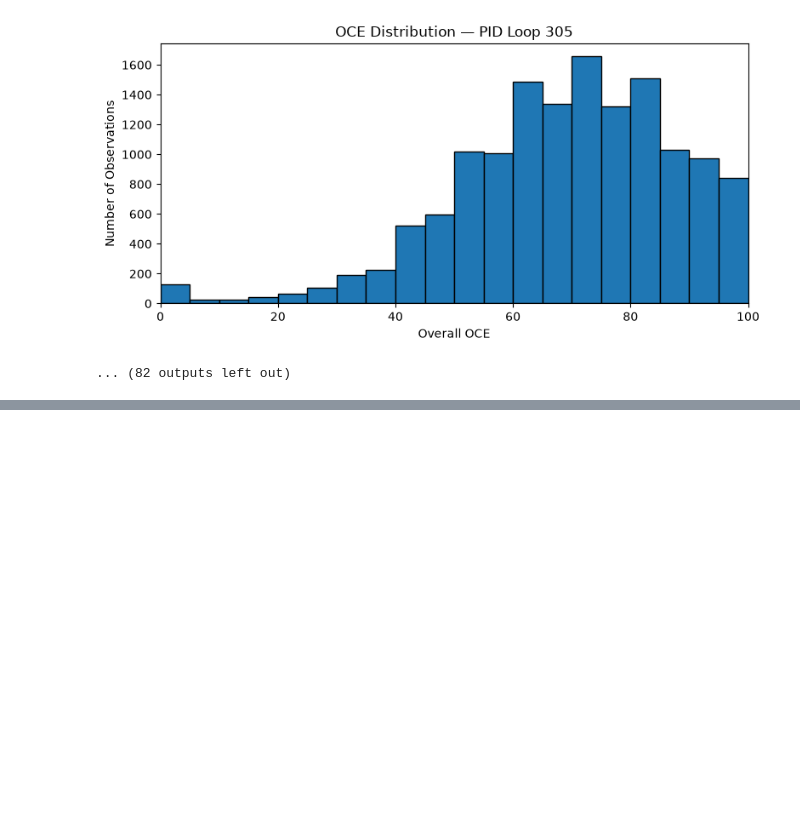
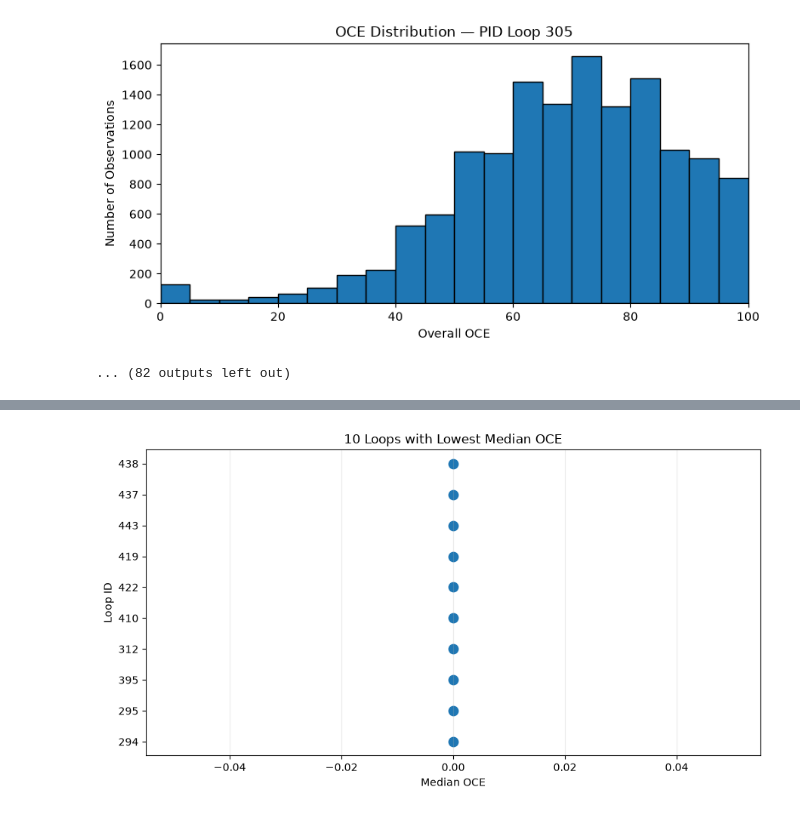
Before and after one commit to DataByThinh/control-station, a Jupyter notebook: notebooks/eda.ipynb, the cells around one changed output, grey strips where cells are left out. Drawn from its saved outputs; the diff is of its cells as text; code cells hidden in the pictures; blank space fills up the shorter version.

```diff
--- a/notebooks/eda.ipynb
+++ b/notebooks/eda.ipynb
@@ -968,0 +885,16 @@ display(
+# %%
+lowest_median_loops = (
+    loop_median
+    .nsmallest(10, "Median_OCE")
+)
+
+highest_median_loops = (
+    loop_median
+    .nlargest(10, "Median_OCE")
+)
+
+print("Lowest Median OCE Loops")
+display(lowest_median_loops)
+
+print("Highest Median OCE Loops")
+display(highest_median_loops)
@@ -968,0 +926,18 @@ display(
+# %%
+plt.figure(figsize=(9, 5))
+
+plt.scatter(
+    lowest_median_loops["Median_OCE"],
+    lowest_median_loops["LoopId"].astype(str),
+    s=80
+)
+
+plt.xlabel("Median OCE")
+plt.ylabel("Loop ID")
+plt.title("10 Loops with Lowest Median OCE")
+
+plt.grid(axis="x", alpha=0.25)
+plt.tight_layout()
+plt.show()
+# %% [output]
+[figure, added]
```
Also changed, not shown: parts of 10 cells of this notebook.
